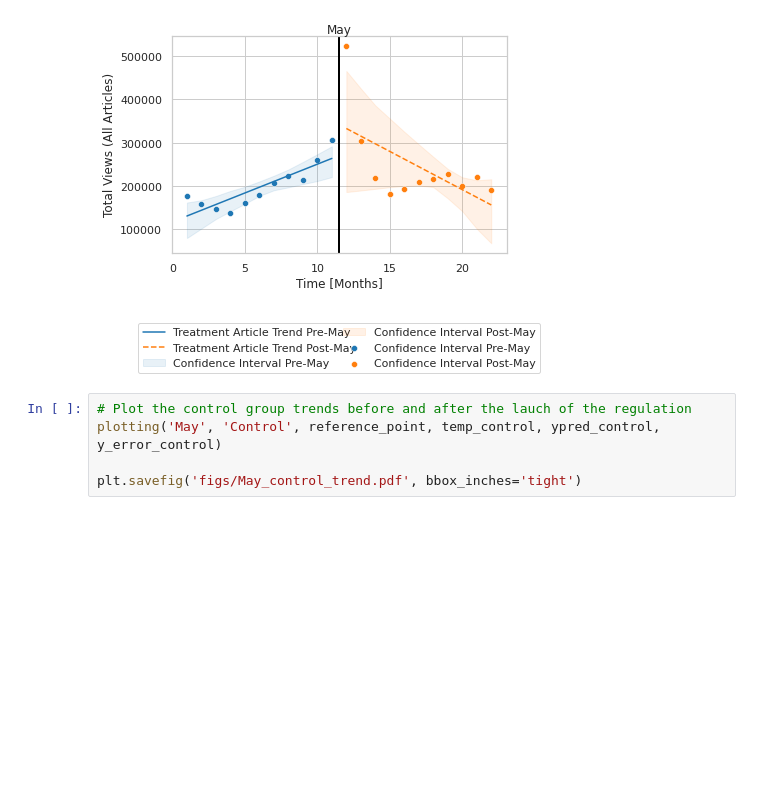
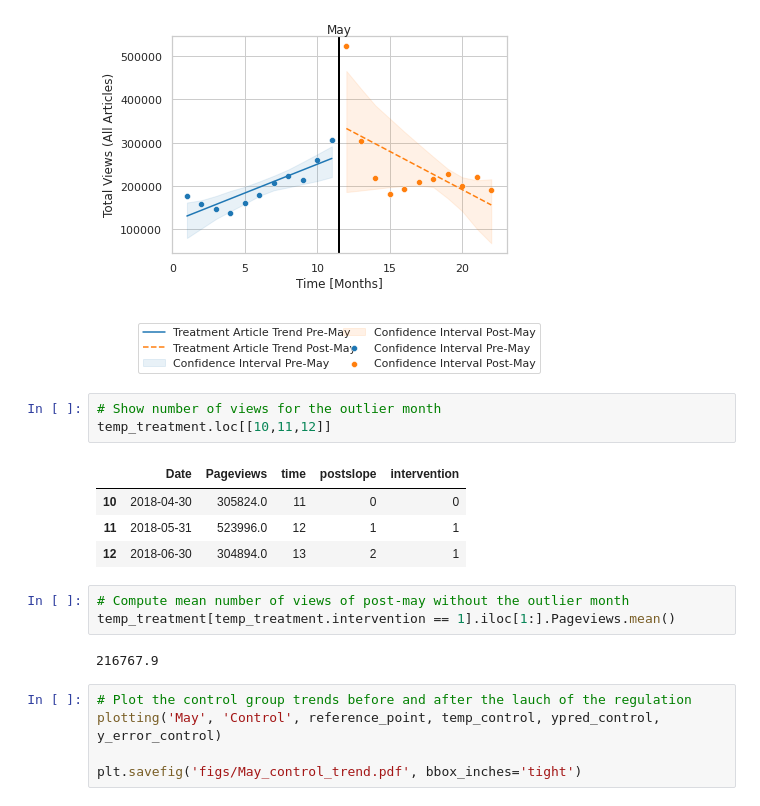
Before and after one commit to epfl-ada/ada-2020-project-milestone-p3-p3_studybuddy, a Jupyter notebook: MilestoneP3.ipynb, the cells around one changed output. Drawn from its saved outputs; the diff is of its cells as text; blank space fills up the shorter version.

```diff
--- a/MilestoneP3.ipynb
+++ b/MilestoneP3.ipynb
@@ -1332,6 +1368,19 @@ plotting('May', 'Treatment', reference_point, temp_treatment, ypred_treatment, y
 plt.savefig('figs/May_treament_trend.pdf', bbox_inches='tight')
 # %% [output]
 [figure]
+# %%
+# Show number of views for the outlier month
+temp_treatment.loc[[10,11,12]]
+# %% [output]
+|  | Date | Pageviews | time | postslope | intervention |
+| 10 | 2018-04-30 | 305824.0 | 11 | 0 | 0 |
+| 11 | 2018-05-31 | 523996.0 | 12 | 1 | 1 |
+| 12 | 2018-06-30 | 304894.0 | 13 | 2 | 1 |
+# %%
+# Compute mean number of views of post-may without the outlier month
+temp_treatment[temp_treatment.intervention == 1].iloc[1:].Pageviews.mean()
+# %% [output]
+216767.9
 # %%
 # Plot the control group trends before and after the lauch of the regulation
 plotting('May', 'Control', reference_point, temp_control, ypred_control, y_error_control)
```
Also changed, not shown: parts of 13 cells of this notebook.
